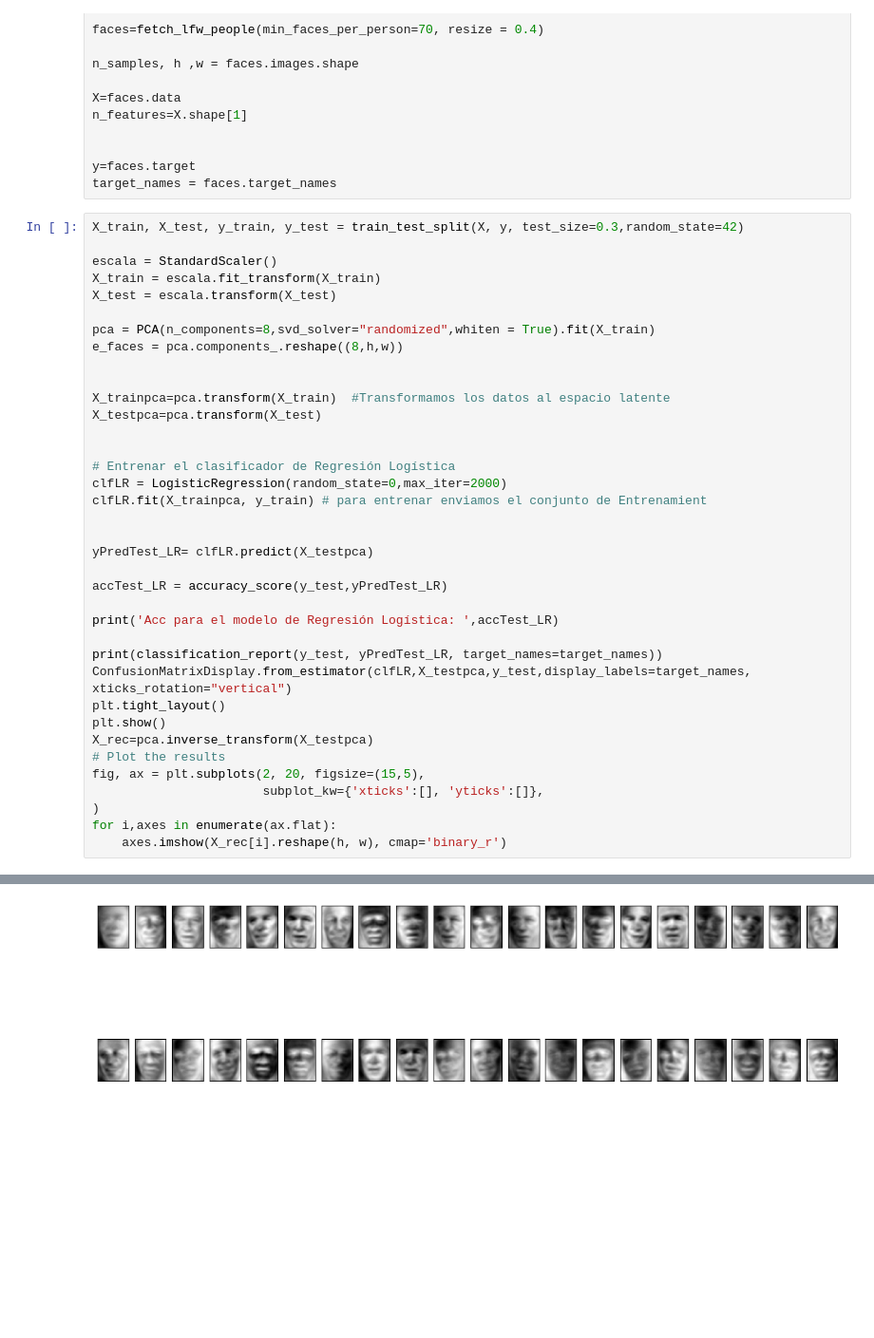
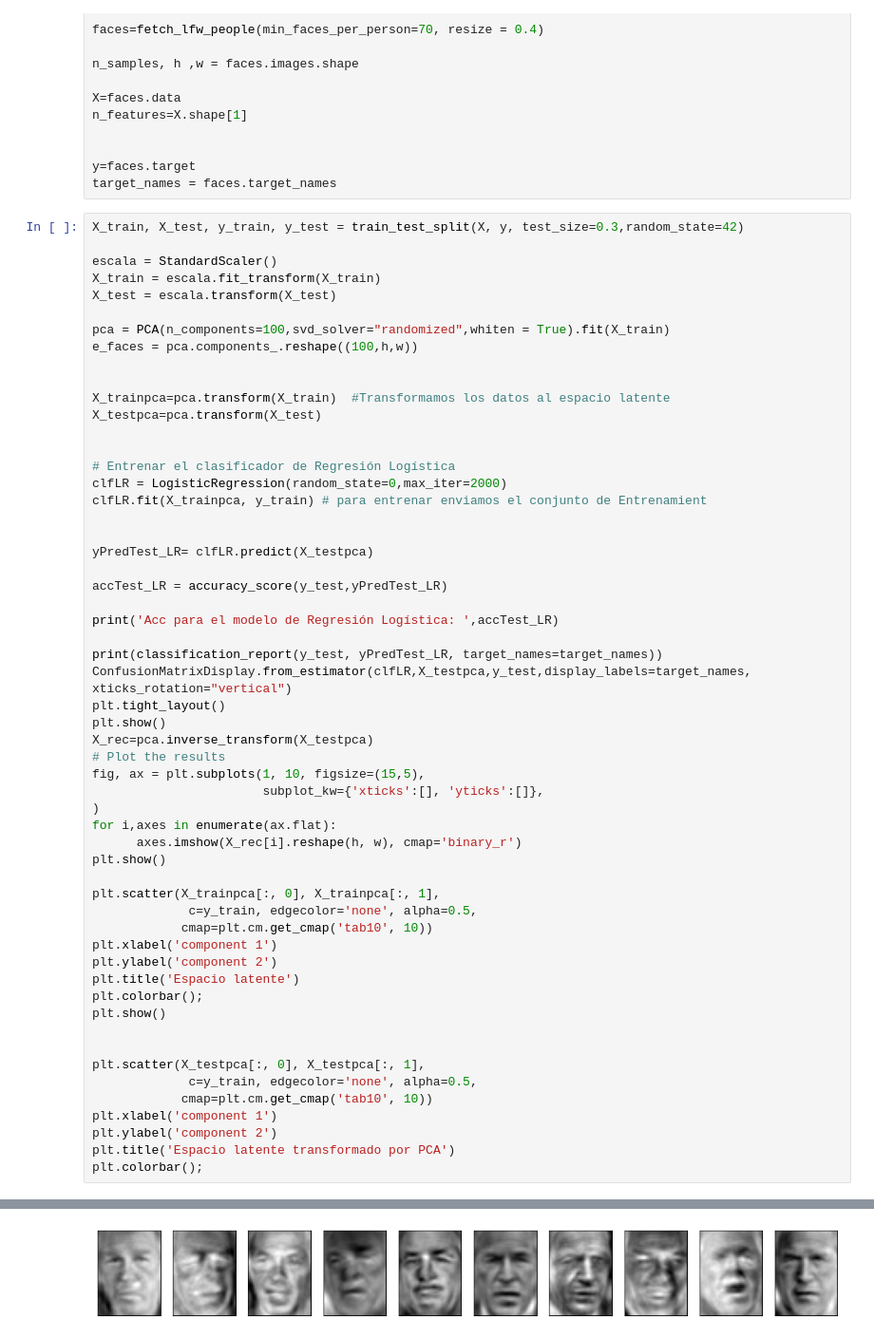
Before and after one commit to cabb1808/miniproyecto1, a Jupyter notebook: MiniProyecto2.ipynb, the cells around one changed output, grey strips where cells are left out. Shown at 95% size. Saved outputs shown, nothing was run; the diff lists cells and outputs as text; blank space fills up the shorter version.

```diff
--- a/MiniProyecto2.ipynb
+++ b/MiniProyecto2.ipynb
@@ -239,8 +239,8 @@ escala = StandardScaler()
 X_train = escala.fit_transform(X_train)
 X_test = escala.transform(X_test)
 
-pca = PCA(n_components=8,svd_solver="randomized",whiten = True).fit(X_train)
-e_faces = pca.components_.reshape((8,h,w))
+pca = PCA(n_components=100,svd_solver="randomized",whiten = True).fit(X_train)
+e_faces = pca.components_.reshape((100,h,w))
 
 
 X_trainpca=pca.transform(X_train)  #Transformamos los datos al espacio latente
@@ -264,9 +264,28 @@ plt.tight_layout()
 plt.show()
 X_rec=pca.inverse_transform(X_testpca)
 # Plot the results
-fig, ax = plt.subplots(2, 20, figsize=(15,5),
+fig, ax = plt.subplots(1, 10, figsize=(15,5),
                        subplot_kw={'xticks':[], 'yticks':[]},
 )
 for i,axes in enumerate(ax.flat):
-    axes.imshow(X_rec[i].reshape(h, w), cmap='binary_r')
+      axes.imshow(X_rec[i].reshape(h, w), cmap='binary_r')
+plt.show()
+
+plt.scatter(X_trainpca[:, 0], X_trainpca[:, 1],
+             c=y_train, edgecolor='none', alpha=0.5,
+            cmap=plt.cm.get_cmap('tab10', 10))
+plt.xlabel('component 1')
+plt.ylabel('component 2')
+plt.title('Espacio latente')
+plt.colorbar();
+plt.show()
+
+
+plt.scatter(X_testpca[:, 0], X_testpca[:, 1],
+             c=y_train, edgecolor='none', alpha=0.5,
+            cmap=plt.cm.get_cmap('tab10', 10))
+plt.xlabel('component 1')
+plt.ylabel('component 2')
+plt.title('Espacio latente transformado por PCA')
+plt.colorbar();
 # %% [output]
@@ -288 +307 @@ Gerhard Schroeder       0.00      0.00      0.00        31
-[figure, old version]
+[figure, new version]
```
Also changed, not shown: parts of 1 cell of this notebook.
